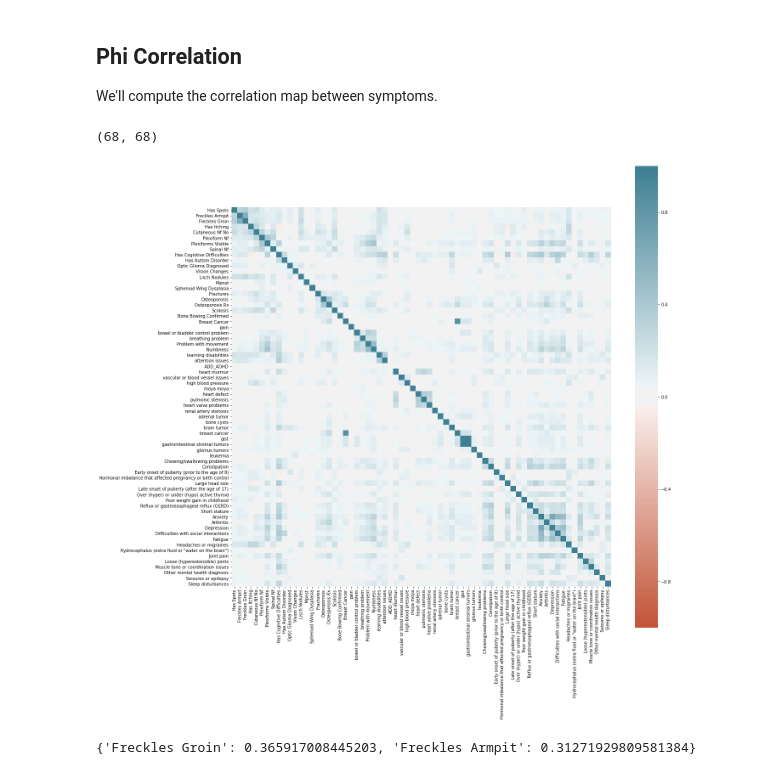
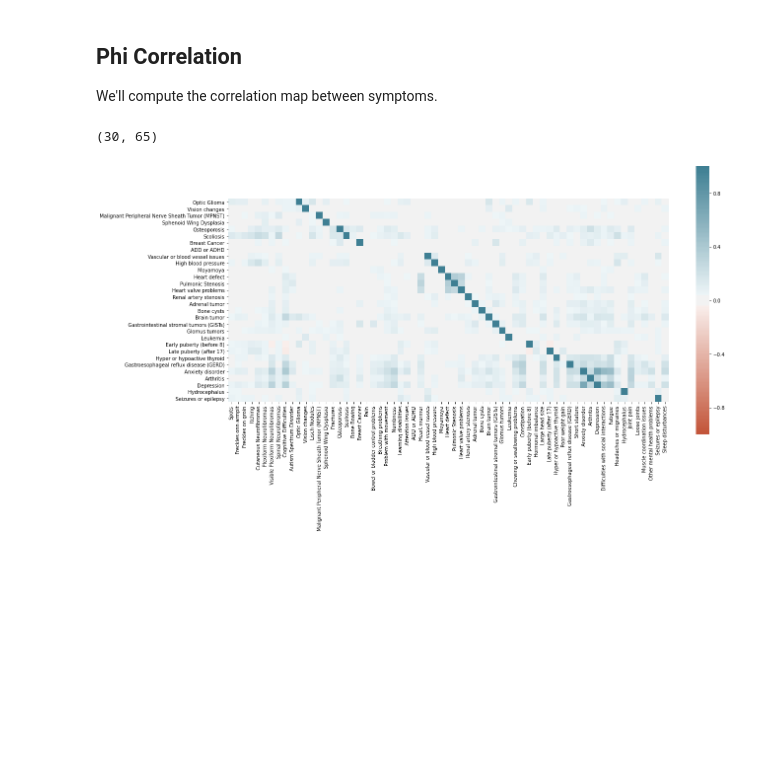
Before and after one commit to stereopickle/NF_Kids_App_PythonAPI, a Jupyter notebook: 001.EDA.ipynb, the cells around one changed output. Cells and saved outputs as stored; diff of their text form; code cells hidden in the pictures; blank space fills up the shorter version.

Commit message:
updating symptom relations data

```diff
--- a/001.EDA.ipynb
+++ b/001.EDA.ipynb
@@ -221,6 +221,8 @@ symptoms = symptoms.drop('breast cancer', axis = 1)
 # combine two gist columns
 symptoms['gastrointestinal stromal tumors'] = np.where(symptoms['gastrointestinal stromal tumors'] + symptoms['gist'] == 0, 0, 1)
 symptoms = symptoms.drop('gist', axis = 1)
+# %%
+symptoms.columns = keys.symptom
 # %%
 symptoms.head(5)
 # %% [output]
@@ -259,26 +261,28 @@ keys.to_csv('data/keys.csv')
 We'll compute the correlation map between symptoms.
 # %%
 from sklearn.metrics import matthews_corrcoef
+# %%
+target = keys[keys.target == '1'].symptom.values
 # %%
 vals = []
-for col1 in symptoms.columns:
+for col1 in target:
     for col2 in symptoms.columns:
         vals.append(matthews_corrcoef(symptoms[col1], symptoms[col2]))
 # %%
-vals = np.array(vals).reshape((len(symptoms.columns), len(symptoms.columns)))
+vals = np.array(vals).reshape((len(target), len(symptoms.columns)))
 # %%
 vals.shape
 # %% [output]
-(68, 68)
+(30, 65)
 # %%
 import seaborn as sns
-plt.figure(figsize = (20, 20))
+plt.figure(figsize = (20, 10))
 ax = sns.heatmap(
-    vals, xticklabels = symptoms.columns, yticklabels = symptoms.columns,
+    vals, xticklabels = symptoms.columns, yticklabels = target,
     vmin=-1, vmax=1, center=0,
     cmap=sns.diverging_palette(20, 220, n=200),
     square=True
 )
 # %% [output]
-[figure, old version]
+[figure, new version]
 # %%
@@ -286,9 +290,5 @@ corr = pd.DataFrame(vals, columns = symptoms.columns, index = symptoms.columns)
 # %%
 tmp = corr.replace(1, np.nan)
-# %%
-dict(tmp['Has Spots'][tmp['Has Spots'] > 0.3].sort_values(ascending = False))
-# %% [output]
-{'Freckles Groin': 0.365917008445203, 'Freckles Armpit': 0.31271929809581384}
 # %%
 high_corr = {}
 for col in tmp.columns:
```
Also changed, not shown: parts of 13 cells of this notebook.
